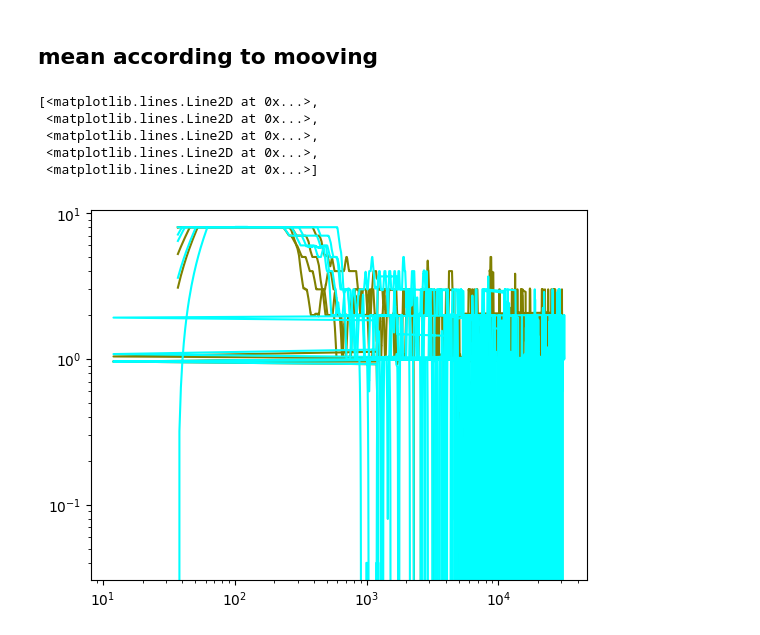
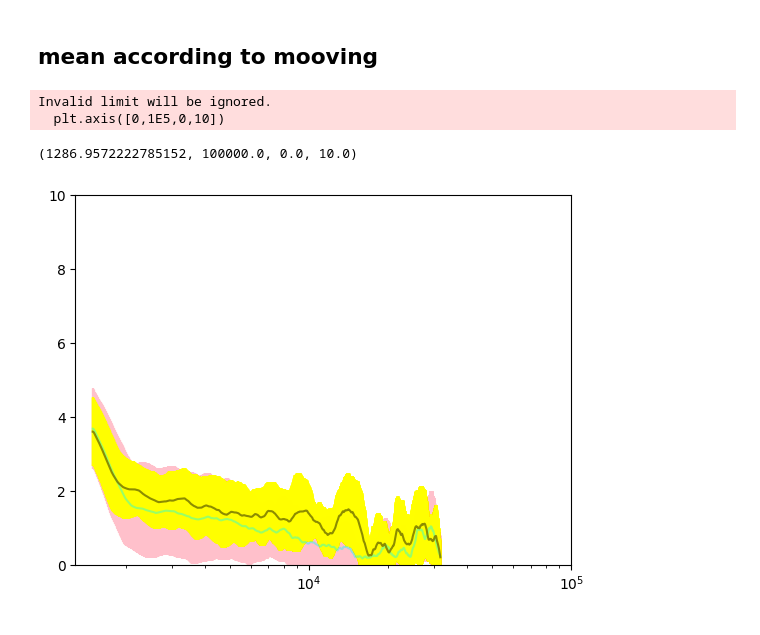
Before and after one commit to complex-lab/robotic_swarms, a Jupyter notebook: bots_number_per_frame.ipynb, the cells around one changed output. Drawn from its saved outputs; the diff is of its cells as text; code cells hidden in the pictures.

Commit message:
Improved starting time and figures to different bots

```diff
--- a/bots_number_per_frame.ipynb
+++ b/bots_number_per_frame.ipynb
@@ -58,5 +182,17 @@ plt.plot(countdf.iloc[:,0])
+# %%
+fronters_count=countdf.iloc[:,0:21]
+fronters_count.to_csv(passive_path+'\\fronters_count.csv')
+fronters_bots=bot_nums.iloc[:,0]
+fronters_bots=fronters_bots.dropna().reset_index(drop=True)
+fronters_count.columns=fronters_bots
+alingers_count=countdf.iloc[:,21:44]
+alingers_count.to_csv(passive_path+'\\alingers_count.csv')
+alingers_bots=bot_nums.iloc[:,1]
+alingers_bots=alingers_bots.dropna().reset_index(drop=True)
+alingers_count.columns=alingers_bots
 # %%
-fronters_count=countdf.iloc[:,0:4]
-fronter_mean=fronters_count.mean(axis = 1)
-alingers_count=countdf.iloc[:,5:10]
-alingers_mean=alingers_count.mean(axis = 1)
+fronter_mean=fronters_count.groupby(by=fronters_count.columns, axis=1).mean()
+fronter_std=fronters_count.groupby(by=fronters_count.columns, axis=1).std()
+
+alingers_mean=alingers_count.groupby(by=alingers_count.columns, axis=1).mean()
+alingers_std=alingers_count.std(axis = 1)
@@ -97,14 +257,19 @@ plt.loglog(alingers_count_mean,color='cyan')
 # %% [markdown]
 ## mean according to mooving
 # %%
-fronters_count_mean_window=fronters_count.rolling(25).mean()
-alingers_count_mean_window=alingers_count.rolling(25).mean()
-plt.loglog(fronters_count_mean_window,color='olive')
-plt.loglog(alingers_count_mean_window,color='cyan')
+I=25*60
+fig = plt.figure()
+ax = plt.axes()
+ax.set_xscale("log")
+fronters_count_mean_window=fronter_mean.rolling(I).mean()
+fronters_count_std_window=fronter_std.rolling(I).mean()
+alingers_count_mean_window=alingers_mean.rolling(I).mean()
+alingers_count_std_window=alingers_std.rolling(I).mean()
+ax.errorbar(list(range(0,len(alingers_count_mean_window))),alingers_count_mean_window,color='cyan',yerr=alingers_count_std_window,ecolor='pink',alpha=0.4)
+ax.errorbar(list(range(0,len(fronters_count_mean_window))),fronters_count_mean_window,yerr=fronters_count_std_window,ecolor='yellow',color='olive',alpha=0.9)
+plt.axis([0,1E5,0,10])
 # %% [output]
-[<matplotlib.lines.Line2D at 0x...>,
- <matplotlib.lines.Line2D at 0x...>,
- <matplotlib.lines.Line2D at 0x...>,
- <matplotlib.lines.Line2D at 0x...>,
- <matplotlib.lines.Line2D at 0x...>]
+Invalid limit will be ignored.
+  plt.axis([0,1E5,0,10])
+(1286.9572222785152, 100000.0, 0.0, 10.0)
-[figure, old version]
+[figure, new version]
```
Also changed, not shown: parts of 11 cells of this notebook.
